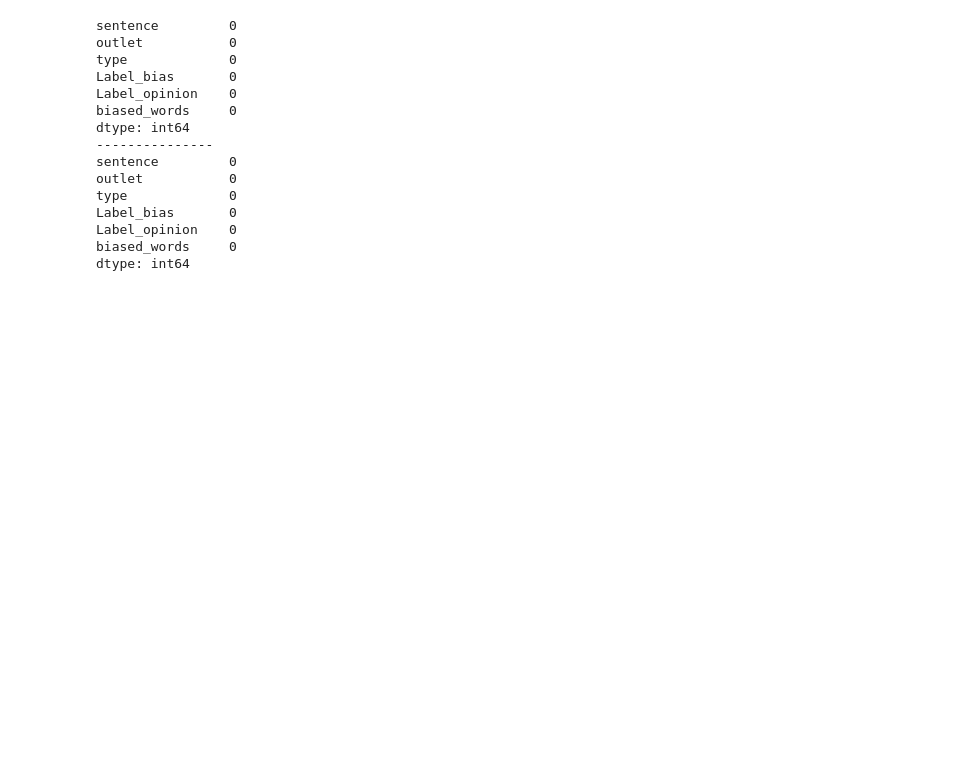
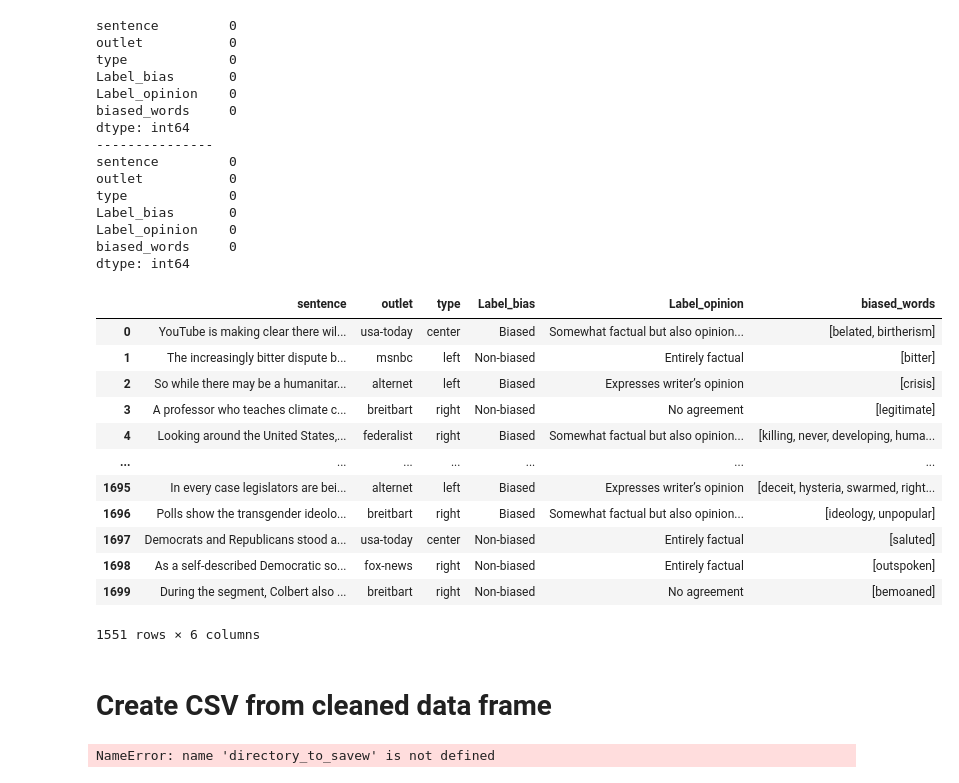
Before and after one commit to ChrisAxt/DIT825, a Jupyter notebook: notebooks/feature_visualization_and_analysis/Feature visualization and analysis.ipynb, the cells around one changed output. Saved outputs shown, nothing was run; the diff lists cells and outputs as text; code cells hidden in the pictures; blank space fills up the shorter version.

Commit message:
AP-89 Save cleaned data to a new csv

```diff
--- a/notebooks/feature_visualization_and_analysis/Feature visualization and analysis.ipynb
+++ b/notebooks/feature_visualization_and_analysis/Feature visualization and analysis.ipynb
@@ -296,3 +293,28 @@ Label_bias       0
 Label_opinion    0
 biased_words     0
 dtype: int64
+# %%
+df
+# %% [output]
+|  | sentence | outlet | type | Label_bias | Label_opinion | biased_words |
+| 0 | YouTube is making clear there wil... | usa-today | center | Biased | Somewhat factual but also opinion... | [belated, birtherism] |
+| 1 | The increasingly bitter dispute b... | msnbc | left | Non-biased | Entirely factual | [bitter] |
+| 2 | So while there may be a humanitar... | alternet | left | Biased | Expresses writer’s opinion | [crisis] |
+| 3 | A professor who teaches climate c... | breitbart | right | Non-biased | No agreement | [legitimate] |
+| 4 | Looking around the United States,... | federalist | right | Biased | Somewhat factual but also opinion... | [killing, never, developing, huma... |
+| ... | ... | ... | ... | ... | ... | ... |
+| 1695 | In every case legislators are bei... | alternet | left | Biased | Expresses writer’s opinion | [deceit, hysteria, swarmed, right... |
+| 1696 | Polls show the transgender ideolo... | breitbart | right | Biased | Somewhat factual but also opinion... | [ideology, unpopular] |
+| 1697 | Democrats and Republicans stood a... | usa-today | center | Non-biased | Entirely factual | [saluted] |
+| 1698 | As a self-described Democratic so... | fox-news | right | Non-biased | Entirely factual | [outspoken] |
+| 1699 | During the segment, Colbert also ... | breitbart | right | Non-biased | No agreement | [bemoaned] |
+1551 rows × 6 columns
+# %% [markdown]
+# Create CSV from cleaned data frame
+# %%
+# Define the location to save the cleaned csv to.
+directory_to_save = "../../news_bias_evaluator/server/media_bias_dataset_cleaned.csv"
+# Save the csv
+df.to_csv(directory_to_save)
+# %% [output]
+NameError: name 'directory_to_savew' is not defined
```
Also changed, not shown: parts of 4 cells of this notebook, 1 other file.
